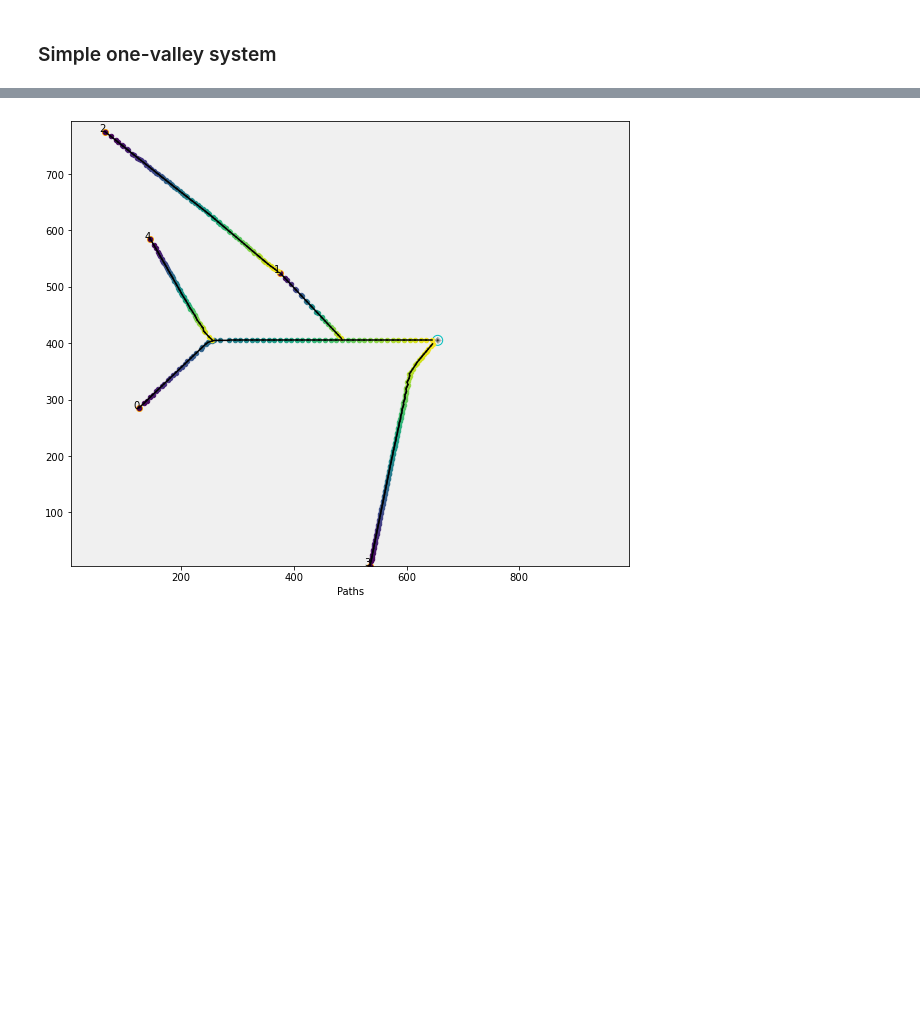
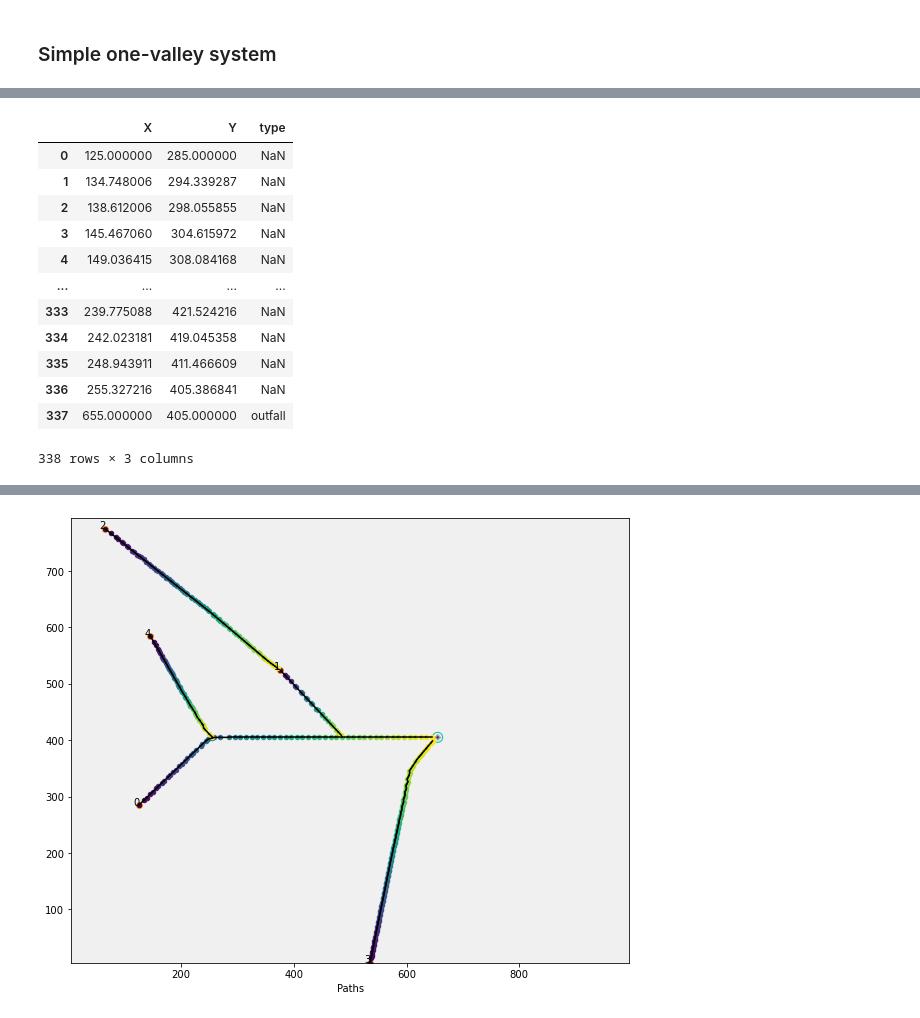
Before and after one commit to randlab/pyKasso, a Jupyter notebook: notebooks/pyKasso_HFM.ipynb, the cells around one changed output, grey strips where cells are left out. Cells and saved outputs as stored; diff of their text form; code cells hidden in the pictures; blank space fills up the shorter version.

```diff
--- a/notebooks/pyKasso_HFM.ipynb
+++ b/notebooks/pyKasso_HFM.ipynb
@@ -183,0 +250,16 @@ Warning: This network contains  0 looping branche.s Tortuosity is infinite on a
+# %%
+nodes
+# %% [output]
+|  | X | Y | type |
+| 0 | 125.000000 | 285.000000 | NaN |
+| 1 | 134.748006 | 294.339287 | NaN |
+| 2 | 138.612006 | 298.055855 | NaN |
+| 3 | 145.467060 | 304.615972 | NaN |
+| 4 | 149.036415 | 308.084168 | NaN |
+| ... | ... | ... | ... |
+| 333 | 239.775088 | 421.524216 | NaN |
+| 334 | 242.023181 | 419.045358 | NaN |
+| 335 | 248.943911 | 411.466609 | NaN |
+| 336 | 255.327216 | 405.386841 | NaN |
+| 337 | 655.000000 | 405.000000 | outfall |
+338 rows × 3 columns
```
Also changed, not shown: parts of 10 cells of this notebook, 5 other files.
